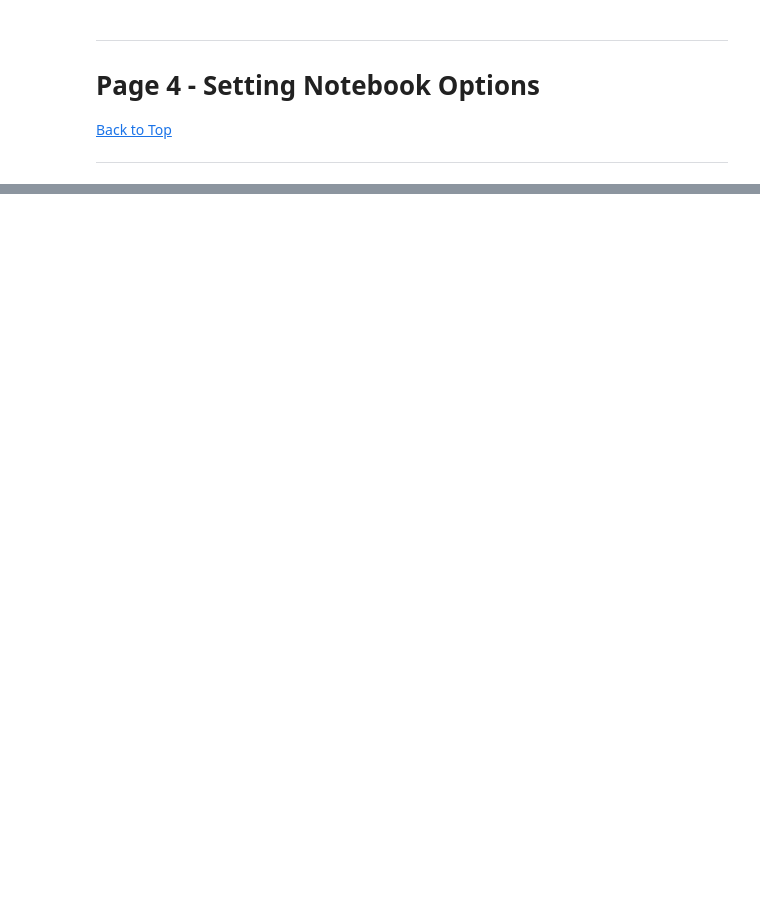
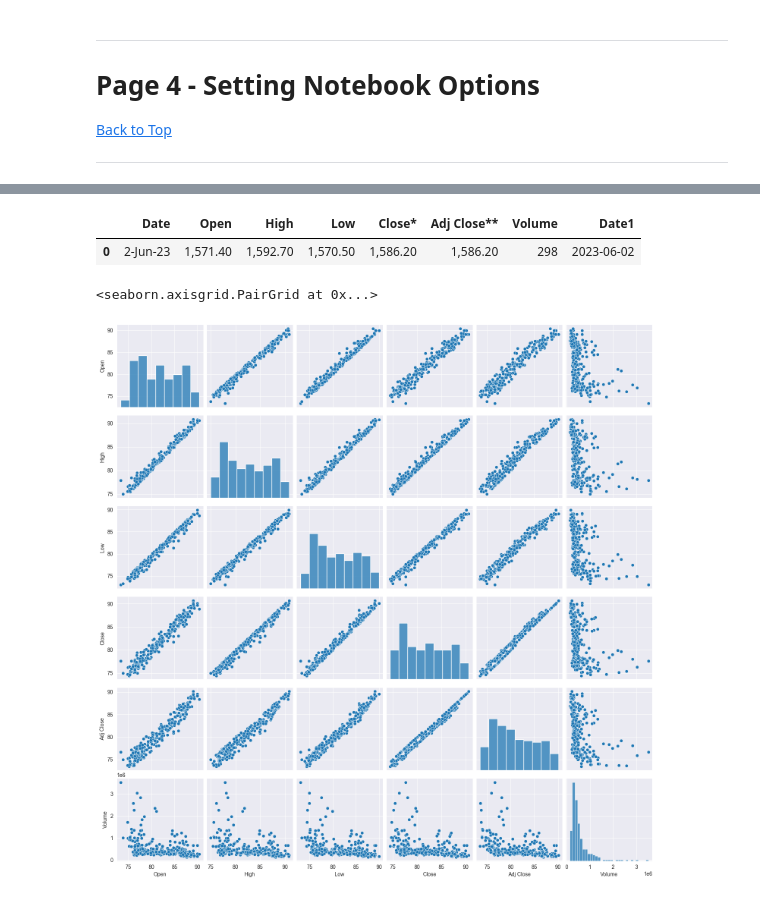
Before and after one commit to ChrisVerg/SmartInvest, a Jupyter notebook: Notebooks/Jorge.ipynb, the cells around one changed output, grey strips where cells are left out. Drawn from its saved outputs; the diff is of its cells as text; code cells hidden in the pictures; blank space fills up the shorter version.

```diff
--- a/Notebooks/Jorge.ipynb
+++ b/Notebooks/Jorge.ipynb
@@ -52,6 +52,18 @@ jorge
 import pandas as pd
 import numpy as np
 import matplotlib.pyplot as plt
+from scipy import stats
+from sklearn.model_selection import train_test_split
+from sklearn.linear_model import LinearRegression
+from sklearn.metrics import mean_squared_error, r2_score
+import matplotlib.pyplot as plt
+pd.set_option('display.max_columns',100)
+%matplotlib inline
+import seaborn as sns
+sns.set_style('darkgrid')
+import  statsmodels.api as sm
+import statsmodels.stats.api as sms
+from scipy.stats import boxcox
 # %% [markdown]
 <hr style="height:5px;border-width:0;color:MediumAquamarine;background-color:MediumAquamarine">
 
@@ -118,0 +233,5 @@ CD.head()
+# %%
+Financials['Date1'] = pd.to_datetime(Financials.Date)
+Healthcare['Date1'] = pd.to_datetime(Healthcare.Date)
+IT['Date1'] = pd.to_datetime(IT.Date)
+CD['Date1'] = pd.to_datetime(CD.Date)
@@ -118,0 +288,5 @@ CD.head()
+# %%
+CD
+# %% [output]
+|  | Date | Open | High | Low | Close* | Adj Close** | Volume | Date1 |
+| 0 | 2-Jun-23 | 1,571.40 | 1,592.70 | 1,570.50 | 1,586.20 | 1,586.20 | 298 | 2023-06-02 |
@@ -118,0 +297,5 @@ CD.head()
+# %%
+sns.pairplot(Financials) #Financials
+# %% [output]
+<seaborn.axisgrid.PairGrid at 0x...>
+[figure, added]
```
Also changed, not shown: parts of 48 cells of this notebook, 3 other files.
